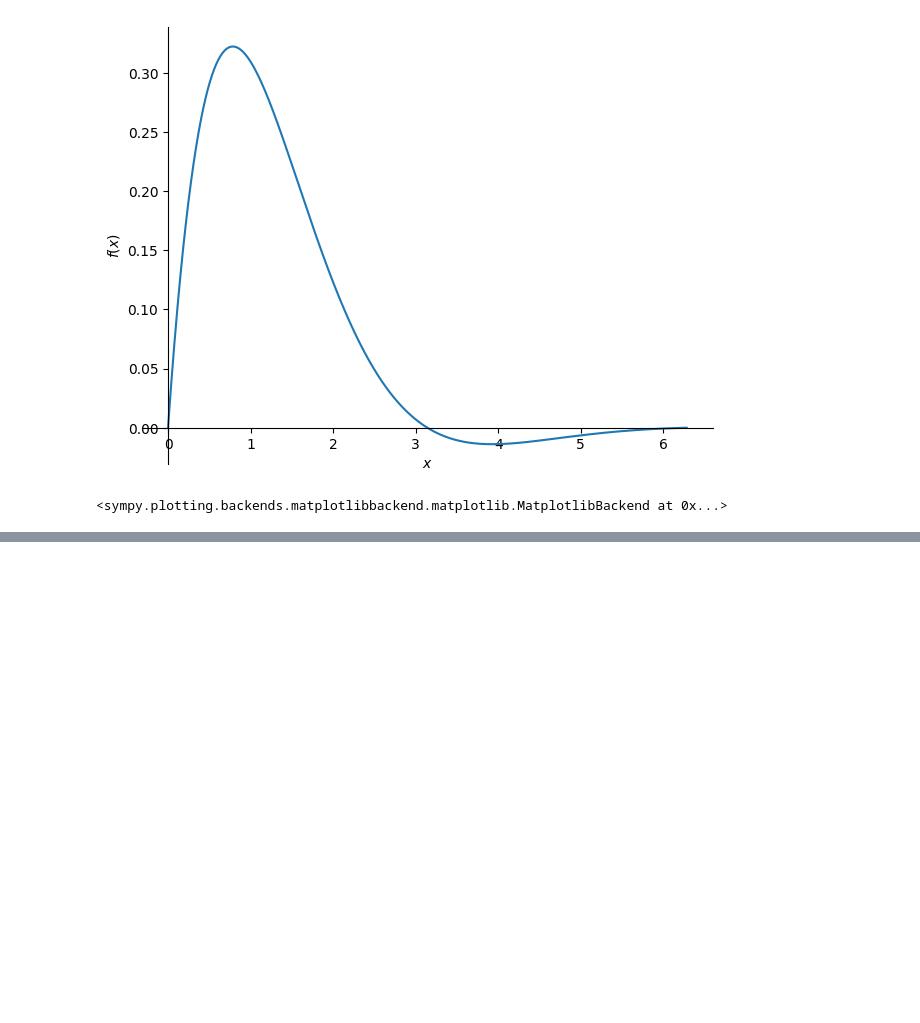
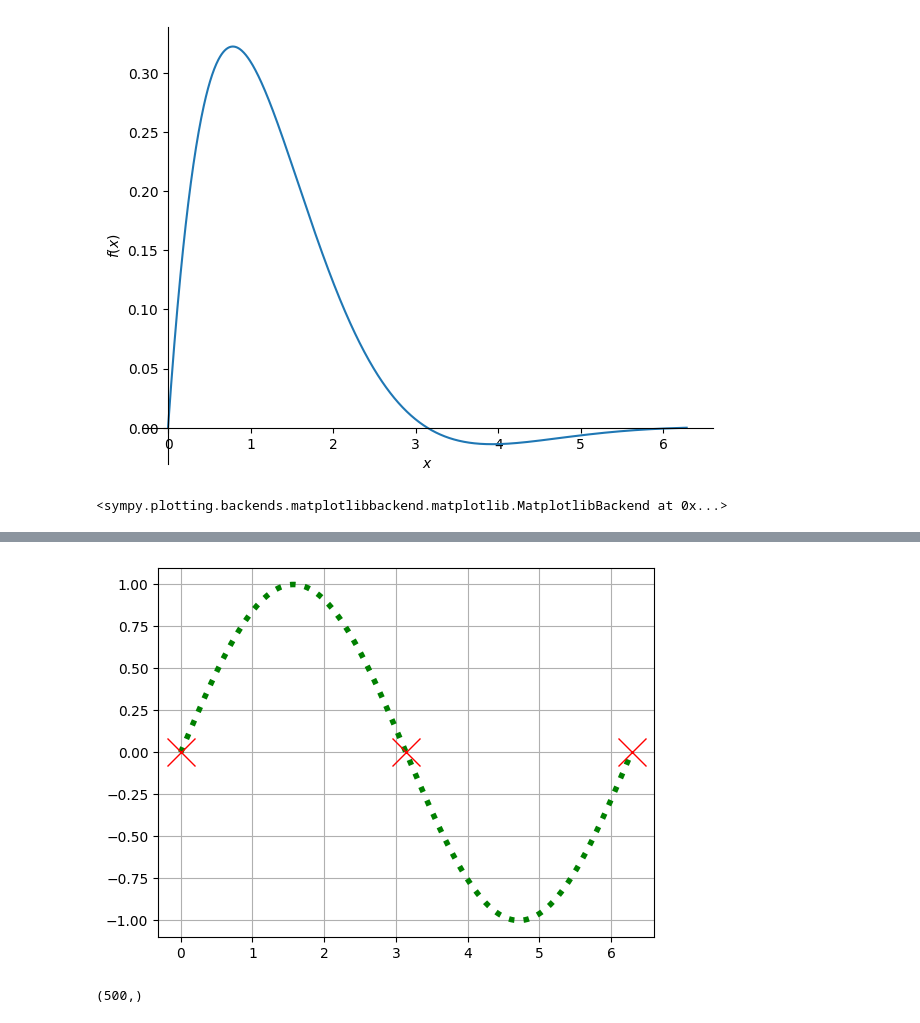
Before and after one commit to ArellanoMCarlos/SimMatO2025, a Jupyter notebook: Librerías.ipynb, the cells around one changed output, grey strips where cells are left out. Drawn from its saved outputs; the diff is of its cells as text; code cells hidden in the pictures; blank space fills up the shorter version.

```diff
--- a/Librerías.ipynb
+++ b/Librerías.ipynb
@@ -220,0 +248,11 @@ El módulo `PyPlot` de la librería `matplotlib` contiene funciones que nos perm
+# %%
+plt.plot(x,y,':g',lw=4)                    # 'lw'='linewidth'
+puntos=np.array([0,np.pi,2*np.pi])         # Salu2
+plt.plot(puntos,np.sin(puntos),'xr',ms=20) # 'ms'='markersize'
+plt.grid()
+# %% [output]
+[figure, added]
+# %%
+y.shape # Tenemos 500 elementos en 'y'
+# %% [output]
+(500,)
```
Also changed, not shown: parts of 26 cells of this notebook, 1 other file.
